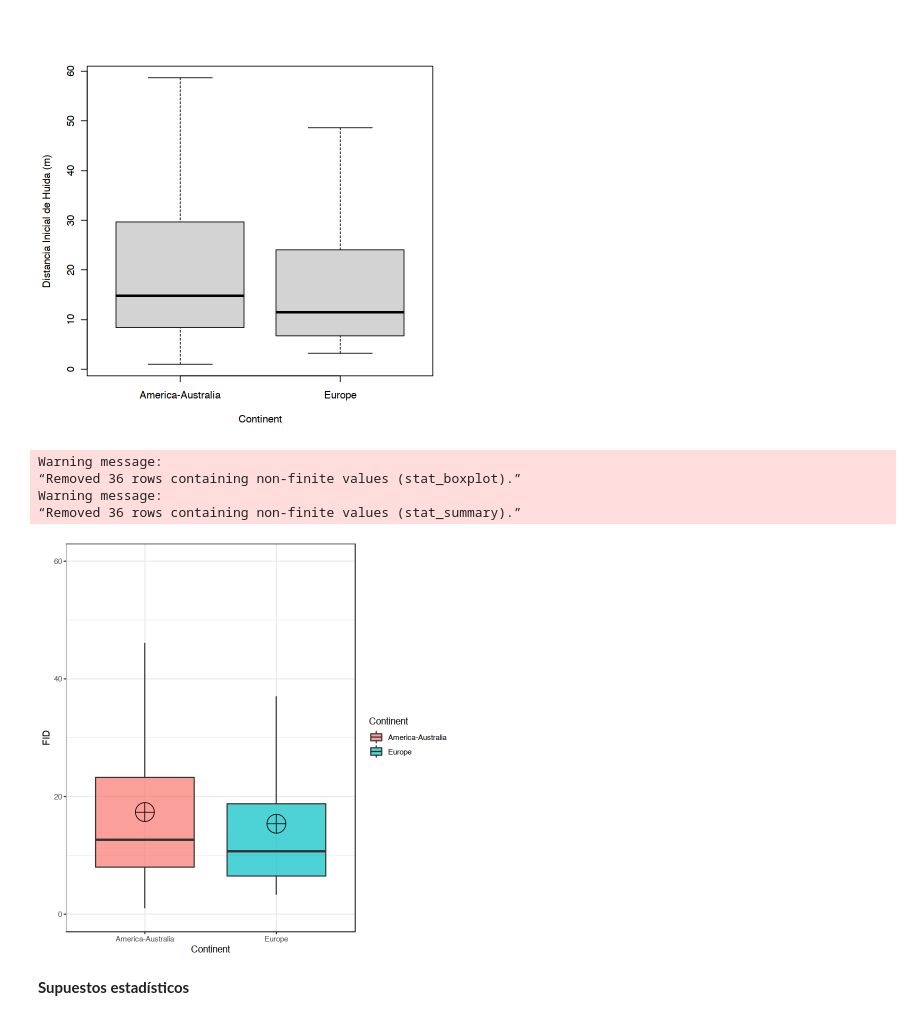
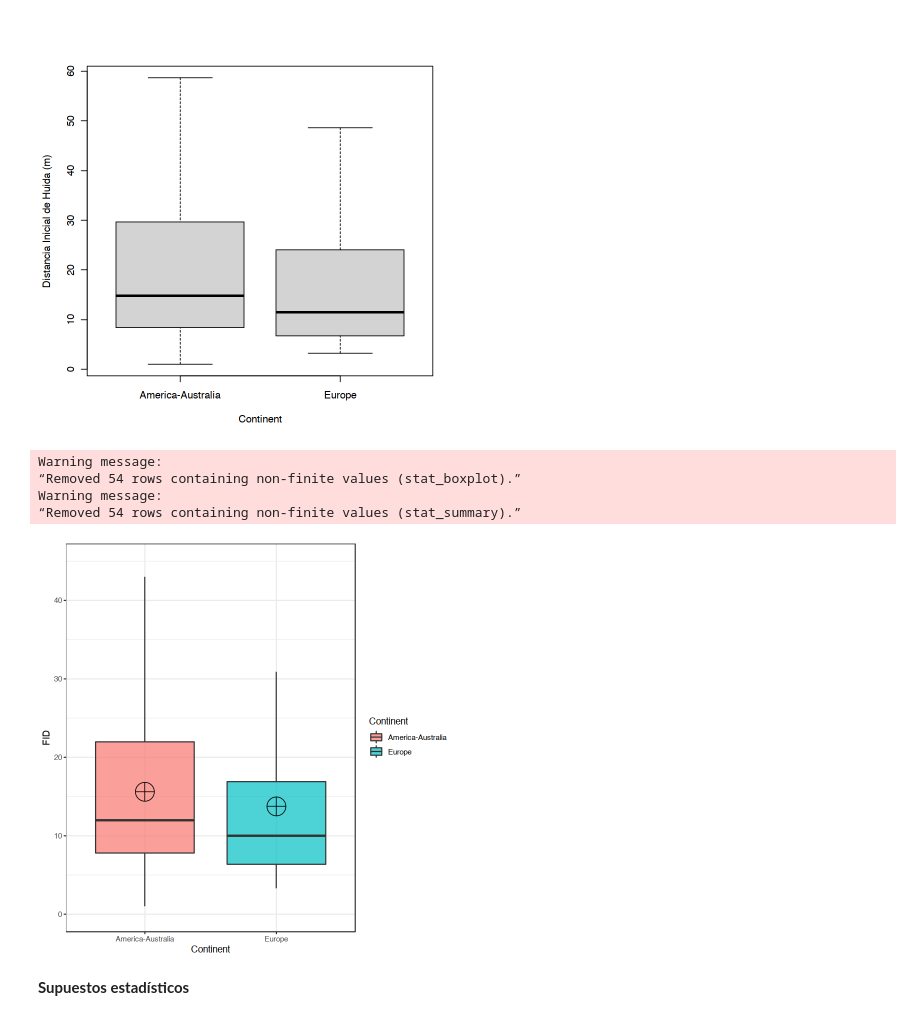
Before and after one commit to norberello/bird-fear-distances, a Jupyter notebook: FID birds by continent.ipynb, the cells around one changed output. Cells and saved outputs as stored; diff of their text form; code cells hidden in the pictures.

```diff
--- a/FID birds by continent.ipynb
+++ b/FID birds by continent.ipynb
@@ -135,15 +145,15 @@ boxplot(FID~Continent,data=FID.data,
 # %%
 ggplot(FID.data, aes(x=Continent, y=FID, fill=Continent)) +
     geom_boxplot(alpha=0.7,outlier.shape=NA) +
     stat_summary(fun=mean, geom="point", shape=10, size=10, color="black", fill="red") +
     theme(legend.position="none")+
-  ylim(0,60)+theme_bw()#la cruz indica la media
+  ylim(0,45)+theme_bw()#la cruz indica la media
 # %% [output]
 Warning message:
-“Removed 36 rows containing non-finite values (stat_boxplot).”
+“Removed 54 rows containing non-finite values (stat_boxplot).”
 Warning message:
-“Removed 36 rows containing non-finite values (stat_summary).”
+“Removed 54 rows containing non-finite values (stat_summary).”
-[figure, old version]
+[figure, new version]
 # %% [markdown]
 **Supuestos estadísticos**
 # %%
```
Also changed, not shown: parts of 8 cells of this notebook.
